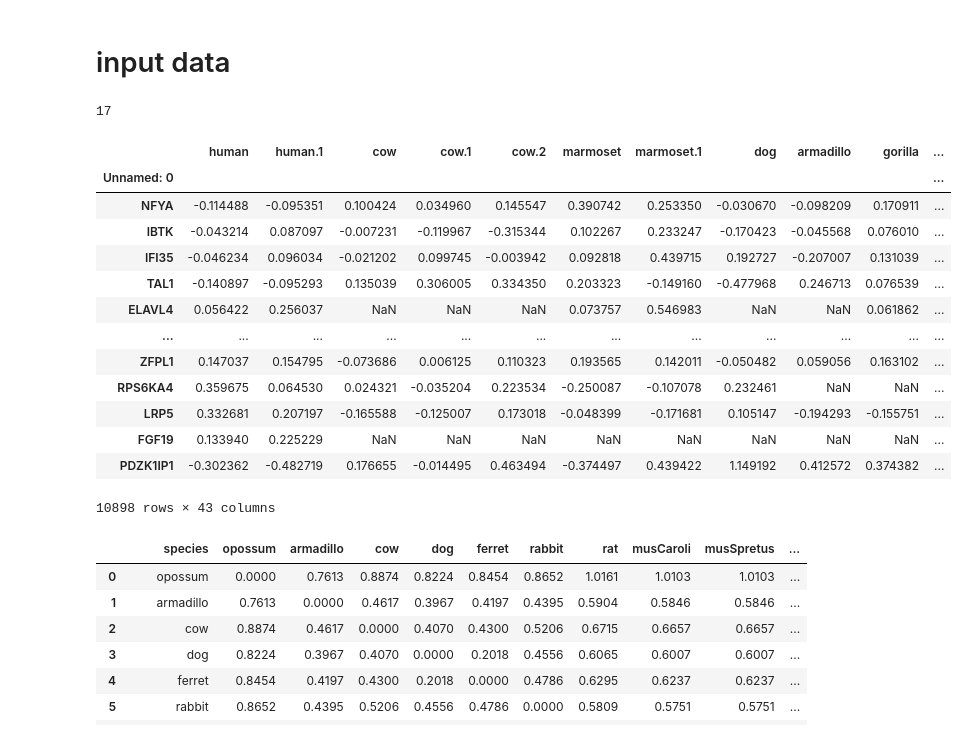
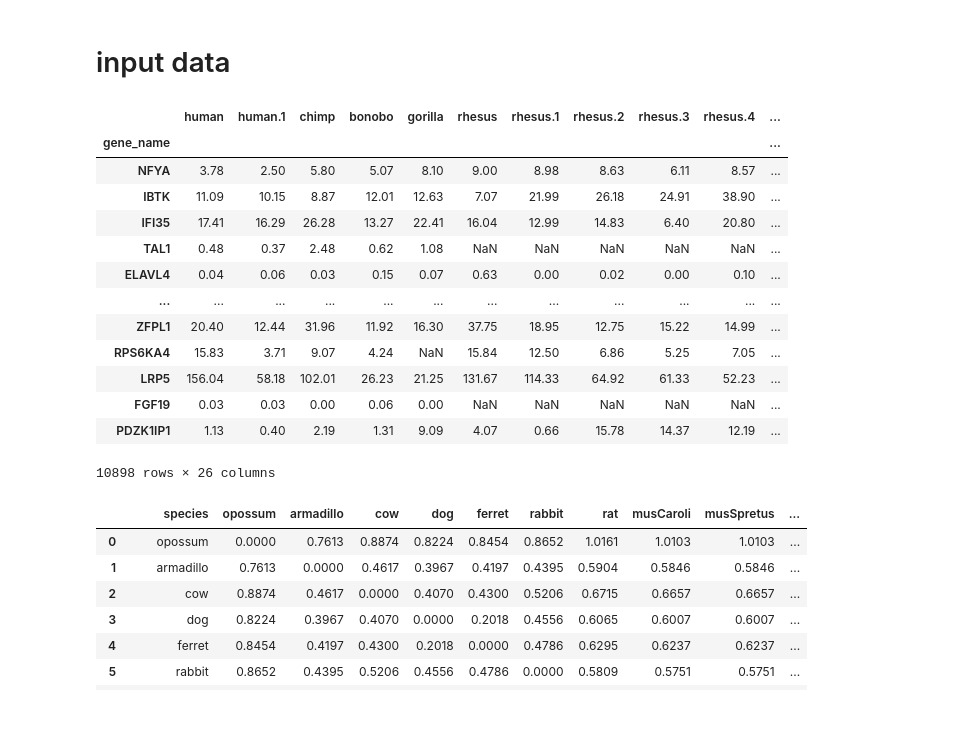
Before and after one commit to Seongeun02/pyouch, a Jupyter notebook: analysis/dist_plot.ipynb, the cells around one changed output. Drawn from its saved outputs; the diff is of its cells as text; code cells hidden in the pictures.

```diff
--- a/analysis/dist_plot.ipynb
+++ b/analysis/dist_plot.ipynb
@@ -234,33 +281,27 @@ class dist_plot:
         return result
 # %% [markdown]
 # input data
-# %%
-species = ["human", "cow", "marmoset", "dog", "armadillo",
-           "gorilla", "musMusculus", "musSpretus", "musCaroli", "opossum",
-           "ferret", "rabbit", "chimp", "bonobo", "orangutan", "rhesus", 'rat']
-len(species)
-# %% [output]
-17
 # %%
 # check the columns
-residual = pd.read_csv("/Users/yunseong-eun/Desktop/processed_chen/subset/residual/liver.txt", delimiter="\t")
-residual.set_index("Unnamed: 0", inplace=True)
-residual
+raw = pd.read_csv("/Users/yunseong-eun/Desktop/processed_chen/subset/exp_data/liver.txt", delimiter="\t")
+raw = raw.drop("#ensembl", axis=1)
+raw = raw.set_index("gene_name")
+raw
 # %% [output]
-|  | human | human.1 | cow | cow.1 | cow.2 | marmoset | marmoset.1 | dog | armadillo | gorilla | ... |
-| Unnamed: 0 |  |  |  |  |  |  |  |  |  |  | ... |
-| NFYA | -0.114488 | -0.095351 | 0.100424 | 0.034960 | 0.145547 | 0.390742 | 0.253350 | -0.030670 | -0.098209 | 0.170911 | ... |
-| IBTK | -0.043214 | 0.087097 | -0.007231 | -0.119967 | -0.315344 | 0.102267 | 0.233247 | -0.170423 | -0.045568 | 0.076010 | ... |
-| IFI35 | -0.046234 | 0.096034 | -0.021202 | 0.099745 | -0.003942 | 0.092818 | 0.439715 | 0.192727 | -0.207007 | 0.131039 | ... |
-| TAL1 | -0.140897 | -0.095293 | 0.135039 | 0.306005 | 0.334350 | 0.203323 | -0.149160 | -0.477968 | 0.246713 | 0.076539 | ... |
-| ELAVL4 | 0.056422 | 0.256037 | NaN | NaN | NaN | 0.073757 | 0.546983 | NaN | NaN | 0.061862 | ... |
+|  | human | human.1 | chimp | bonobo | gorilla | rhesus | rhesus.1 | rhesus.2 | rhesus.3 | rhesus.4 | ... |
+| gene_name |  |  |  |  |  |  |  |  |  |  | ... |
+| NFYA | 3.78 | 2.50 | 5.80 | 5.07 | 8.10 | 9.00 | 8.98 | 8.63 | 6.11 | 8.57 | ... |
+| IBTK | 11.09 | 10.15 | 8.87 | 12.01 | 12.63 | 7.07 | 21.99 | 26.18 | 24.91 | 38.90 | ... |
+| IFI35 | 17.41 | 16.29 | 26.28 | 13.27 | 22.41 | 16.04 | 12.99 | 14.83 | 6.40 | 20.80 | ... |
+| TAL1 | 0.48 | 0.37 | 2.48 | 0.62 | 1.08 | NaN | NaN | NaN | NaN | NaN | ... |
+| ELAVL4 | 0.04 | 0.06 | 0.03 | 0.15 | 0.07 | 0.63 | 0.00 | 0.02 | 0.00 | 0.10 | ... |
 | ... | ... | ... | ... | ... | ... | ... | ... | ... | ... | ... | ... |
-| ZFPL1 | 0.147037 | 0.154795 | -0.073686 | 0.006125 | 0.110323 | 0.193565 | 0.142011 | -0.050482 | 0.059056 | 0.163102 | ... |
-| RPS6KA4 | 0.359675 | 0.064530 | 0.024321 | -0.035204 | 0.223534 | -0.250087 | -0.107078 | 0.232461 | NaN | NaN | ... |
-| LRP5 | 0.332681 | 0.207197 | -0.165588 | -0.125007 | 0.173018 | -0.048399 | -0.171681 | 0.105147 | -0.194293 | -0.155751 | ... |
-| FGF19 | 0.133940 | 0.225229 | NaN | NaN | NaN | NaN | NaN | NaN | NaN | NaN | ... |
-| PDZK1IP1 | -0.302362 | -0.482719 | 0.176655 | -0.014495 | 0.463494 | -0.374497 | 0.439422 | 1.149192 | 0.412572 | 0.374382 | ... |
+| ZFPL1 | 20.40 | 12.44 | 31.96 | 11.92 | 16.30 | 37.75 | 18.95 | 12.75 | 15.22 | 14.99 | ... |
+| RPS6KA4 | 15.83 | 3.71 | 9.07 | 4.24 | NaN | 15.84 | 12.50 | 6.86 | 5.25 | 7.05 | ... |
+| LRP5 | 156.04 | 58.18 | 102.01 | 26.23 | 21.25 | 131.67 | 114.33 | 64.92 | 61.33 | 52.23 | ... |
+| FGF19 | 0.03 | 0.03 | 0.00 | 0.06 | 0.00 | NaN | NaN | NaN | NaN | NaN | ... |
+| PDZK1IP1 | 1.13 | 0.40 | 2.19 | 1.31 | 9.09 | 4.07 | 0.66 | 15.78 | 14.37 | 12.19 | ... |
-10898 rows × 43 columns
+10898 rows × 26 columns
 # %%
 # distance matrix
 dist_mat = pd.read_csv("/Users/yunseong-eun/Desktop/processed_chen/Chen_DistMat.csv")
```
Also changed, not shown: parts of 9 cells of this notebook, 4 other files.
